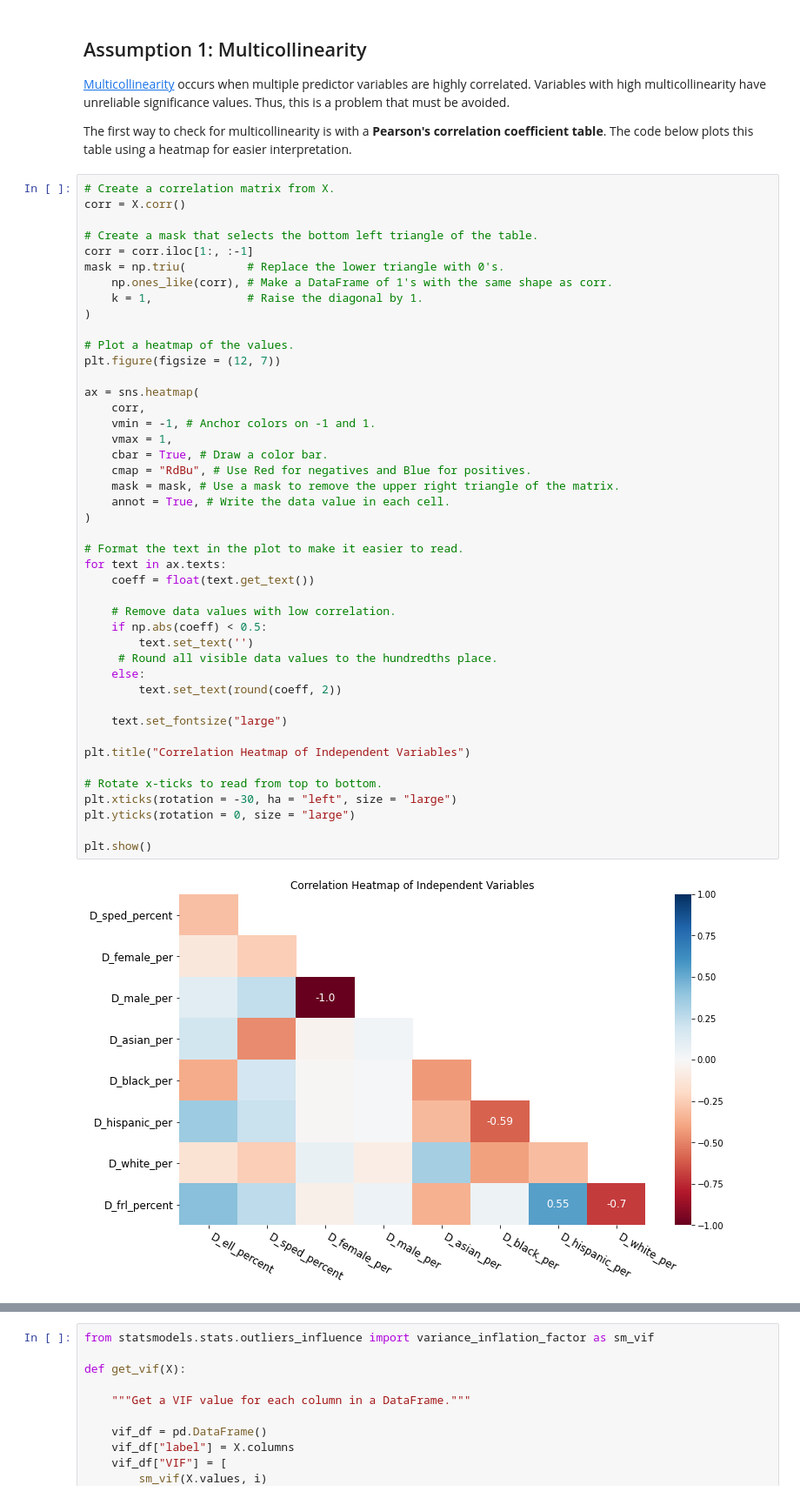
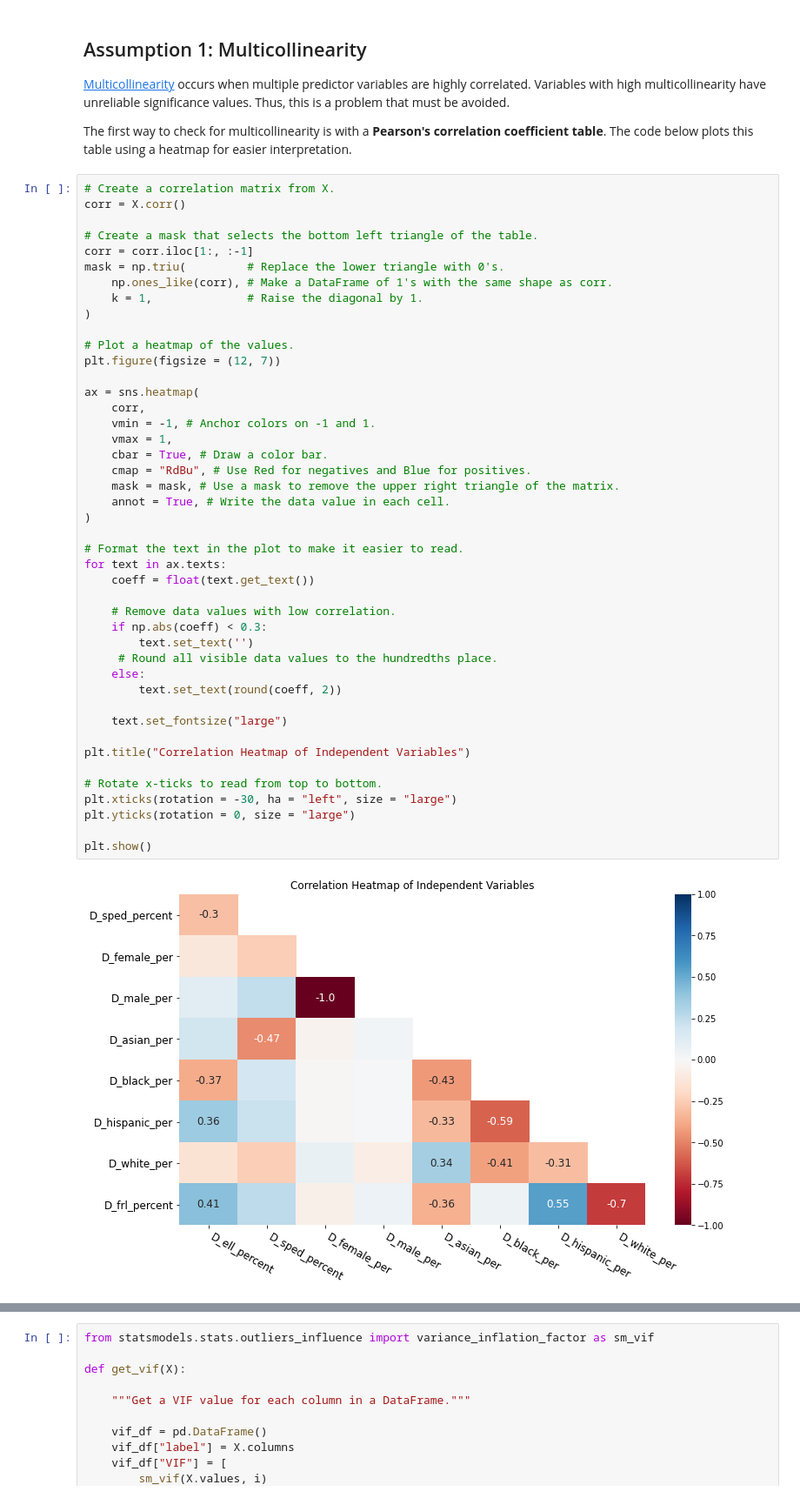
Before and after one commit to MiguelAHG/mahg-data-science, a Jupyter notebook: _notebooks/2021-06-13-How-Student-Demographic-Affects-SAT-Performance-NYC.ipynb, the cells around one changed output, grey strips where cells are left out. Shown at 87% size. Saved outputs shown, nothing was run; the diff lists cells and outputs as text.

```diff
--- a/_notebooks/2021-06-13-How-Student-Demographic-Affects-SAT-Performance-NYC.ipynb
+++ b/_notebooks/2021-06-13-How-Student-Demographic-Affects-SAT-Performance-NYC.ipynb
@@ -1560,35 +1562,35 @@ plt.figure(figsize = (12, 7))
 ax = sns.heatmap(
     corr,
     vmin = -1, # Anchor colors on -1 and 1.
     vmax = 1,
     cbar = True, # Draw a color bar.
     cmap = "RdBu", # Use Red for negatives and Blue for positives.
     mask = mask, # Use a mask to remove the upper right triangle of the matrix.
     annot = True, # Write the data value in each cell.
 )
 
 # Format the text in the plot to make it easier to read.
 for text in ax.texts:
     coeff = float(text.get_text())
 
     # Remove data values with low correlation.
-    if np.abs(coeff) < 0.5:
+    if np.abs(coeff) < 0.3:
         text.set_text('')
      # Round all visible data values to the hundredths place.
     else:
         text.set_text(round(coeff, 2))
 
     text.set_fontsize("large")
 
 plt.title("Correlation Heatmap of Independent Variables")
 
 # Rotate x-ticks to read from top to bottom.
 plt.xticks(rotation = -30, ha = "left", size = "large")
 plt.yticks(rotation = 0, size = "large")
 
 plt.show()
 # %% [output]
-[figure, old version]
+[figure, new version]
 # %% [markdown]
 In the heatmap above, blue colors represent positive correlation; red represents negative correlation. Colors with more saturation indicate that the correlation is stronger.
 
```
Also changed, not shown: parts of 34 cells of this notebook.
